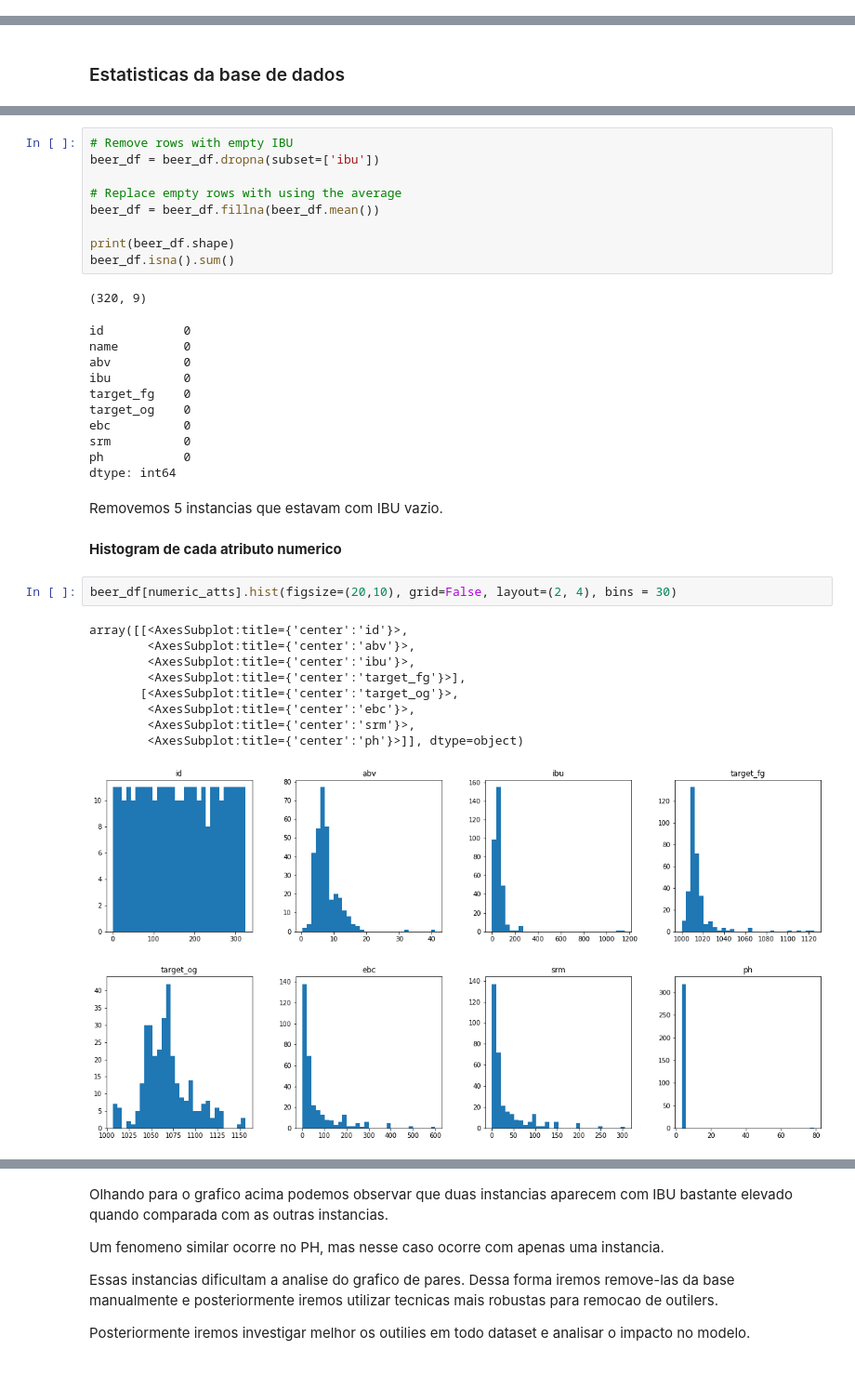
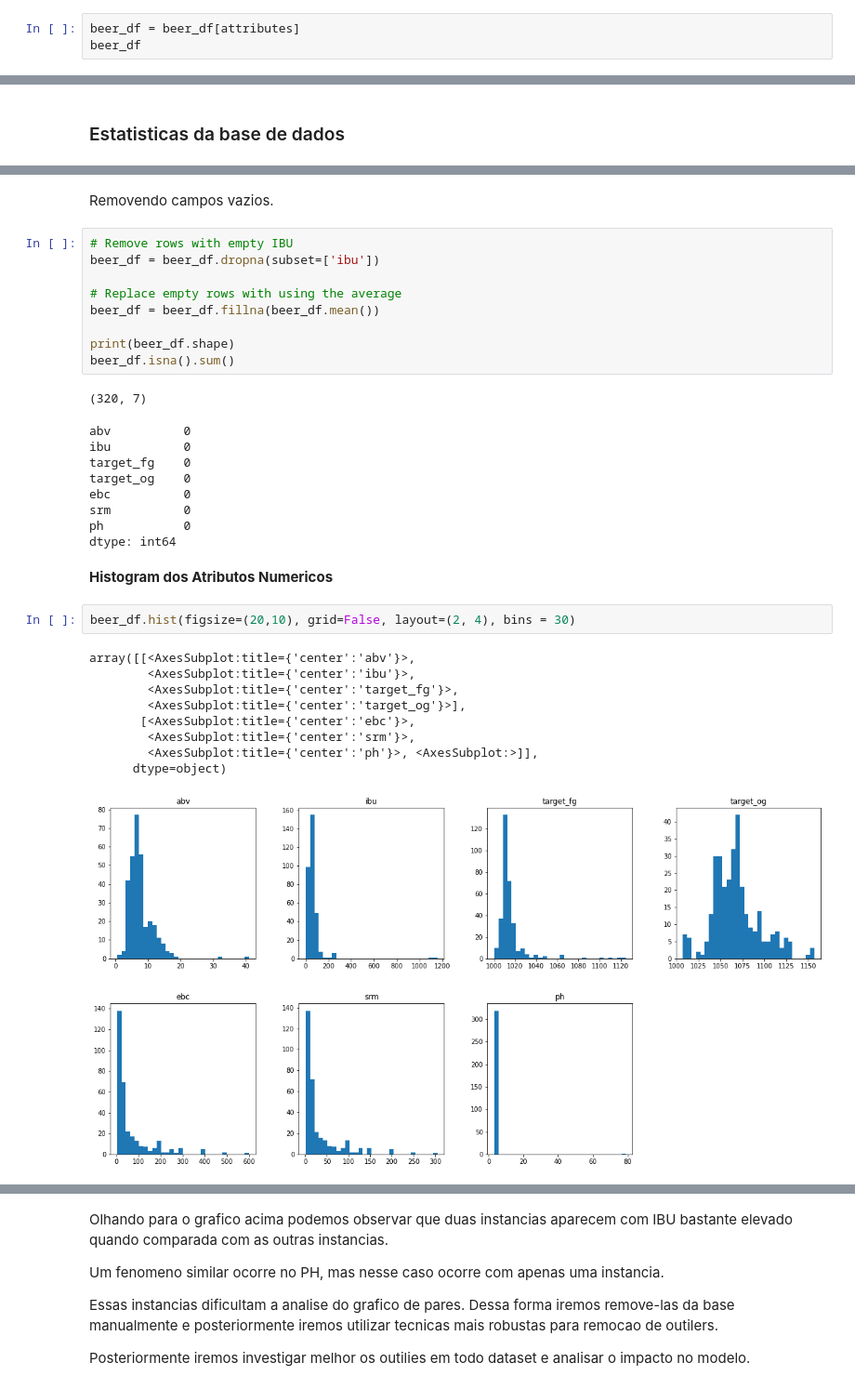
Before and after one commit to arthurbatista/punk_ml, a Jupyter notebook: ml_punk_redshift.ipynb, the cells around one changed output, grey strips where cells are left out. Shown at 93% size. Cells and saved outputs as stored; diff of their text form.

```diff
--- a/ml_punk_redshift.ipynb
+++ b/ml_punk_redshift.ipynb
@@ -149,3 +156,6 @@ beer_df
 | 323 | 324 | Fools Gold Dortmunder Lager | 5.6 | 32.0 | 1009.0 | 1052.0 | 11.0 | 6.0 | 4.2 |
 | 324 | 325 | Zipcode | 5.0 | 37.0 | 1006.0 | 1044.0 | 5.0 | 3.0 | 4.4 |
 325 rows × 9 columns
+# %%
+beer_df = beer_df[attributes]
+beer_df
@@ -196,6 +216,8 @@ ebc          6
 srm          6
 ph           2
 dtype: int64
+# %% [markdown]
+Removendo campos vazios.
 # %%
 # Remove rows with empty IBU
 beer_df = beer_df.dropna(subset=['ibu'])
@@ -206,9 +228,7 @@ beer_df = beer_df.fillna(beer_df.mean())
 print(beer_df.shape)
 beer_df.isna().sum()
 # %% [output]
-(320, 9)
+(320, 7)
-id           0
-name         0
 abv          0
 ibu          0
 target_fg    0
@@ -217,22 +237,20 @@ ebc          0
 srm          0
 ph           0
 dtype: int64
-# %% [markdown]
-Removemos 5 instancias que estavam com IBU vazio.
-# %% [markdown]
-**Histogram de cada atributo numerico**
+# %% [markdown]
+**Histogram dos Atributos Numericos**
 # %%
-beer_df[numeric_atts].hist(figsize=(20,10), grid=False, layout=(2, 4), bins = 30)
+beer_df.hist(figsize=(20,10), grid=False, layout=(2, 4), bins = 30)
 # %% [output]
-array([[<AxesSubplot:title={'center':'id'}>,
-        <AxesSubplot:title={'center':'abv'}>,
+array([[<AxesSubplot:title={'center':'abv'}>,
         <AxesSubplot:title={'center':'ibu'}>,
-        <AxesSubplot:title={'center':'target_fg'}>],
-       [<AxesSubplot:title={'center':'target_og'}>,
-        <AxesSubplot:title={'center':'ebc'}>,
+        <AxesSubplot:title={'center':'target_fg'}>,
+        <AxesSubplot:title={'center':'target_og'}>],
+       [<AxesSubplot:title={'center':'ebc'}>,
         <AxesSubplot:title={'center':'srm'}>,
-        <AxesSubplot:title={'center':'ph'}>]], dtype=object)
+        <AxesSubplot:title={'center':'ph'}>, <AxesSubplot:>]],
+      dtype=object)
-[figure, old version]
+[figure, new version]
 # %%
 pp = sns.pairplot(data=beer_df,
                   y_vars=['ibu'],
```
Also changed, not shown: parts of 44 cells of this notebook.
